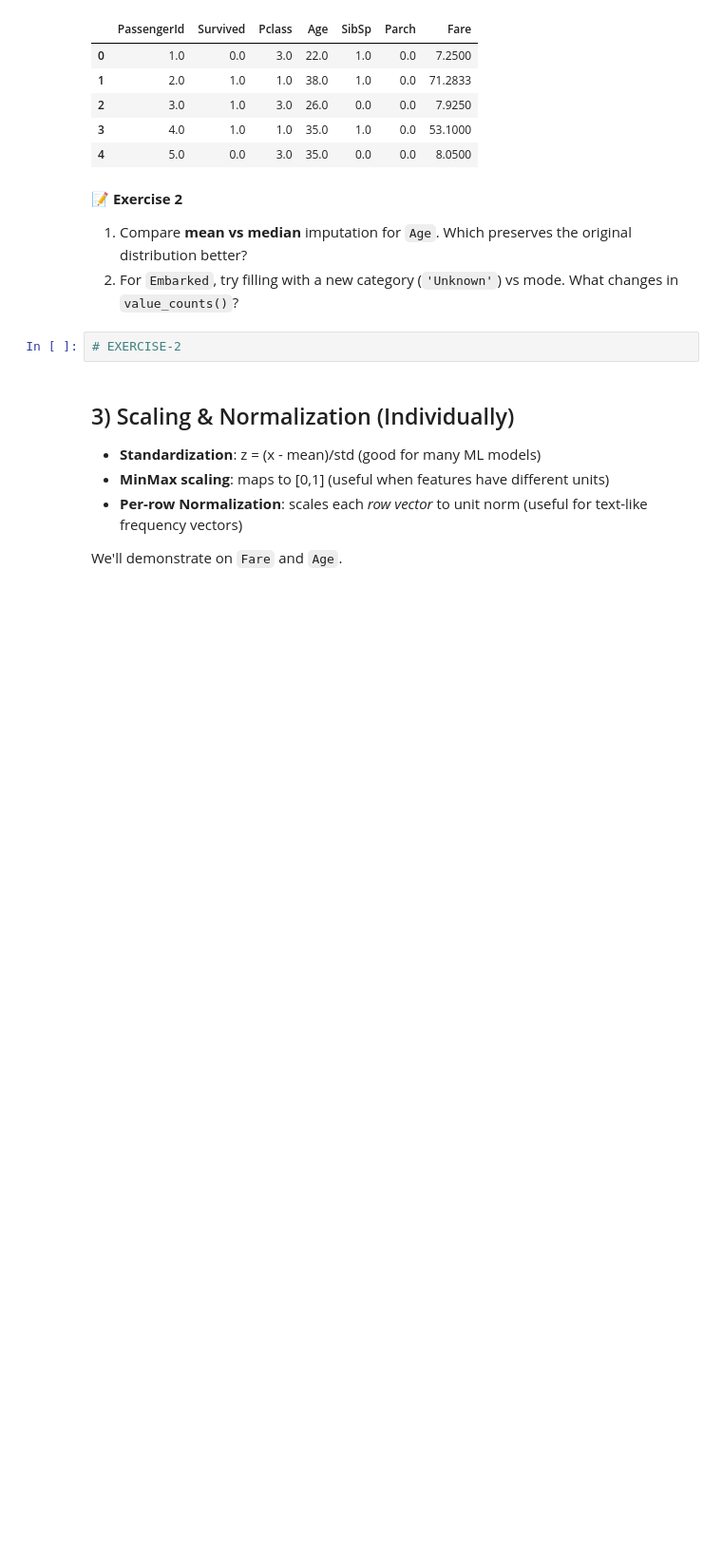
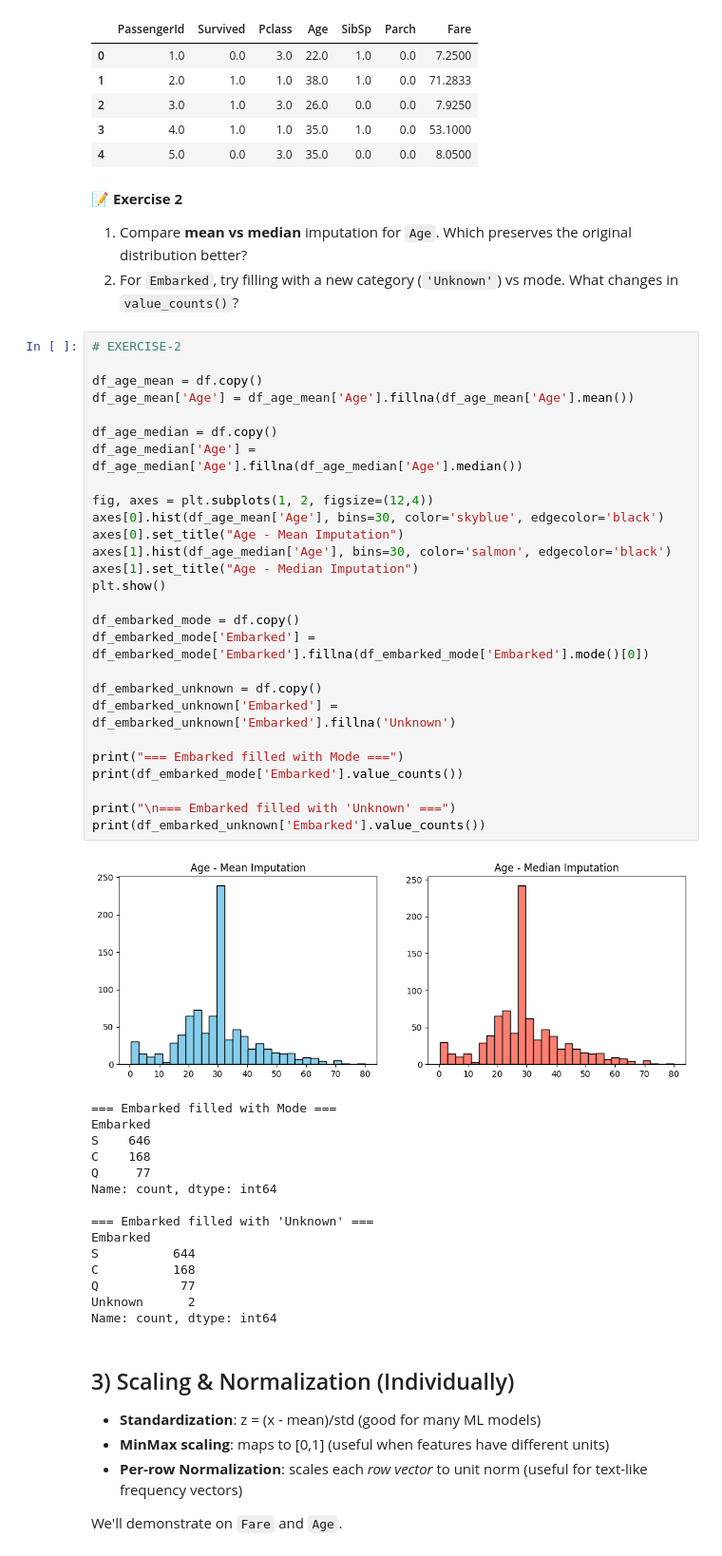
Before and after one commit to Mahesh-Karrevula/ML_LAB, a Jupyter notebook: Feature_Engineering_PartA (1).ipynb, the cells around one changed output. Shown at 95% size. Saved outputs shown, nothing was run; the diff lists cells and outputs as text; blank space fills up the shorter version.

```diff
--- a/Feature_Engineering_PartA (1).ipynb
+++ b/Feature_Engineering_PartA (1).ipynb
@@ -170,6 +168,47 @@ knn_imputed_df.head()
 2) For `Embarked`, try filling with a new category (`'Unknown'`) vs mode. What changes in `value_counts()`?
 # %%
 # EXERCISE-2
+
+df_age_mean = df.copy()
+df_age_mean['Age'] = df_age_mean['Age'].fillna(df_age_mean['Age'].mean())
+
+df_age_median = df.copy()
+df_age_median['Age'] = df_age_median['Age'].fillna(df_age_median['Age'].median())
+
+fig, axes = plt.subplots(1, 2, figsize=(12,4))
+axes[0].hist(df_age_mean['Age'], bins=30, color='skyblue', edgecolor='black')
+axes[0].set_title("Age - Mean Imputation")
+axes[1].hist(df_age_median['Age'], bins=30, color='salmon', edgecolor='black')
+axes[1].set_title("Age - Median Imputation")
+plt.show()
+
+df_embarked_mode = df.copy()
+df_embarked_mode['Embarked'] = df_embarked_mode['Embarked'].fillna(df_embarked_mode['Embarked'].mode()[0])
+
+df_embarked_unknown = df.copy()
+df_embarked_unknown['Embarked'] = df_embarked_unknown['Embarked'].fillna('Unknown')
+
+print("=== Embarked filled with Mode ===")
+print(df_embarked_mode['Embarked'].value_counts())
+
+print("\n=== Embarked filled with 'Unknown' ===")
+print(df_embarked_unknown['Embarked'].value_counts())
+# %% [output]
+[figure, added]
+=== Embarked filled with Mode ===
+Embarked
+S    646
+C    168
+Q     77
+Name: count, dtype: int64
+
+=== Embarked filled with 'Unknown' ===
+Embarked
+S          644
+C          168
+Q           77
+Unknown      2
+Name: count, dtype: int64
 # %% [markdown]
 ## 3) Scaling & Normalization (Individually)
 
```
Also changed, not shown: parts of 3 cells of this notebook.
